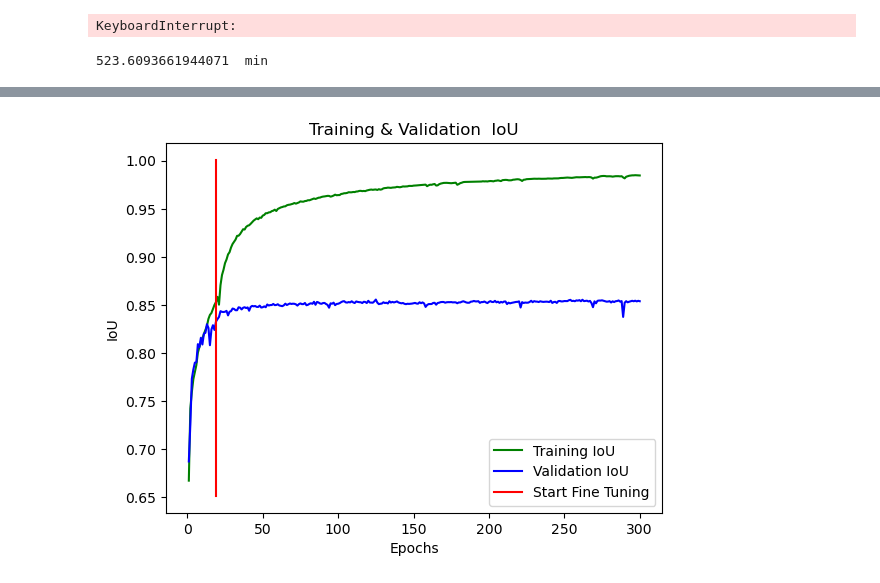
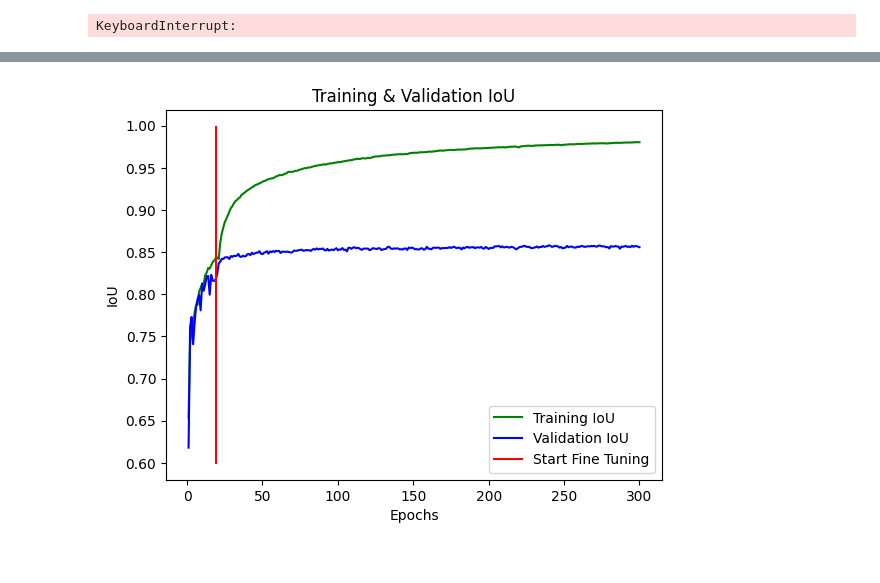
Before and after one commit to ManuelW663/Master_Wurzer, a Jupyter notebook: code/RGBIR_preprocess_resnet50v2.ipynb, the cells around one changed output, grey strips where cells are left out. Cells and saved outputs as stored; diff of their text form; code cells hidden in the pictures.

```diff
--- a/code/RGBIR_preprocess_resnet50v2.ipynb
+++ b/code/RGBIR_preprocess_resnet50v2.ipynb
@@ -691,7 +689,7 @@ for i, layer in enumerate(unet.layers):
 237 masks trainable weights: 0 trainable: True
 # %%
 training_split = 0.6
-batch_size = 16
+batch_size = 32
 patch_size = 224 # Maße des inputs
 epochs = 150
 
@@ -725,8 +723,8 @@ early_stop = False
 
 model_name = f'Final_{pretrained_weights}_rgbDrop_{rgb_drop}_earlyStop_{early_stop}'
 
-# Suffix der checkpoint und logger Ordner im Verzeichnis
-checkpoint_folder_name = 'final_runs'
+# Präfix der checkpoint und logger Ordner im Verzeichnis
+output_folder_prefix = 'final_runs'
 
 unet = load_model(conf[pretrained_weights])
 set_dropout(unet, rgb_drop= rgb_drop, ir_drop= ir_drop)
@@ -759,7 +757,7 @@ test_data_generator = CustomDataGenerator(
     msk_directory = f'../data/Potsdam/{patch_size}_patches/split_folders{training_split}/test/masks'
 )
 
-callbacks = get_callbacks(model_name, checkpoint_folder_name)
+callbacks = get_callbacks(model_name, output_folder_prefix)
 
 start = time()
 
@@ -819,43 +817,57 @@ training_time = time() - start
 237 masks trainable weights: 0 trainable: True
 Epoch 1/20
 KeyboardInterrupt:
-# %%
-print(training_time/60, " min")
-# %% [output]
-523.6093661944071  min
 # %%
-checkpoint_path = f'../checkpoints_{checkpoint_folder_name}/{model_name}'
+#model_name = 'testlauf_fine_tune_first_layerFalse'
+output_folder_prefix = 'final_runs'
+
+# Zusammenführen von Training- und Fine-Tuning-History
+iou = model_history.history['binary_iou']
+iou += history_fine.history['binary_iou']
+
+val_iou = model_history.history['val_binary_iou']
+val_iou += history_fine.history['val_binary_iou']
+
 
 # laden des besten models
-unet = tf.keras.models.load_model(checkpoint_path)
+checkpoint_path = f'../output/{output_folder_prefix}_checkpoints/{model_name}'
+
+unet = tf.keras.models.load_model(checkpoint_path, compile= False)
+compile_model(unet, learning_rate)
+
 
 # Evaluieren & Ergebnisse in Tabelle
-#eval_out = unet.evaluate(test_data_generator)
-"""
-with open('../results/eval_output.csv', 'a') as f_object:
+eval_out = unet.evaluate(test_data_generator)
+
+# Schreiben der Eval-Ergebnisse in csv
+with open('../output/final_runs.csv', 'a') as f_object:
     row = []
 
-    row.append(model_name)
+    row.append(model_name + "_300e")
 
     for x in eval_out:
         row.append(x)
+
+    # Einfügen der Trainingszeit in Minuten
+    row.append(training_time/60)
+
+    # Einfügen der maximalen Val-IoU
+    row.append(max(val_iou))
+
+    # Einfügen des Index der maximalen Val-IoU
+    row.append(np.argmax(val_iou))
 
     writer_object = csv.writer(f_object)
 
     writer_object.writerow(row)
 
-"""
+
 # Plotten
-#iou = model_history.history['binary_iou']
-#iou += history_fine.history['binary_iou']
-
-#val_iou = model_history.history['val_binary_iou']
-#val_iou += history_fine.history['val_binary_iou']
 
 #acc = model_history.history['accuracy']
 #val_acc = model_history.history['val_accuracy']
 
-#epochs = range(1, len(val_iou)+1)
+epochs = range(1, len(val_iou)+1)
 
 #plt.plot(epochs, acc, 'y', label= 'Training accuracy')
 #plt.plot(epochs, val_acc, 'r', label= 'Validation accuracy')
@@ -870,9 +882,9 @@ plt.xlabel('Epochs')
 plt.ylabel('IoU')
 plt.legend()
 
-#if not os.path.isdir(f'../results/{model_name}'):
-#    os.makedirs(f'../results/{model_name}')
-#plt.savefig(f'../results/{model_name}/acc_iou_{model_name}.png', bbox_inches='tight')
+if not os.path.isdir(f'../output/plots/{model_name}'):
+    os.makedirs(f'../output/plots/{model_name}')
+plt.savefig(f'../output/plots/{model_name}/iou_{model_name}.png', bbox_inches='tight')
 
 plt.show()
 # %% [output]
@@ -879,2 +892,2 @@ plt.show()
-[figure, old version]
+[figure, new version]
 # %%
```
Also changed, not shown: parts of 8 cells of this notebook, 2 other files.
